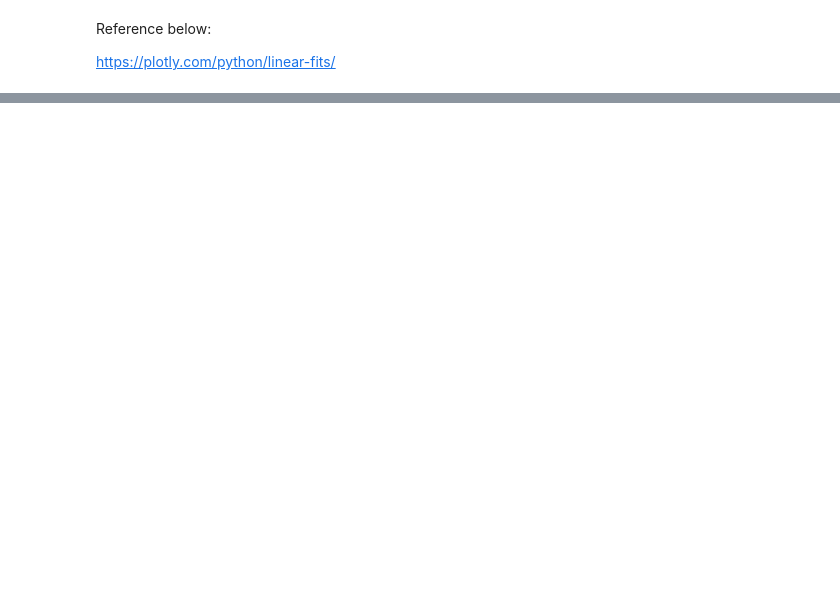
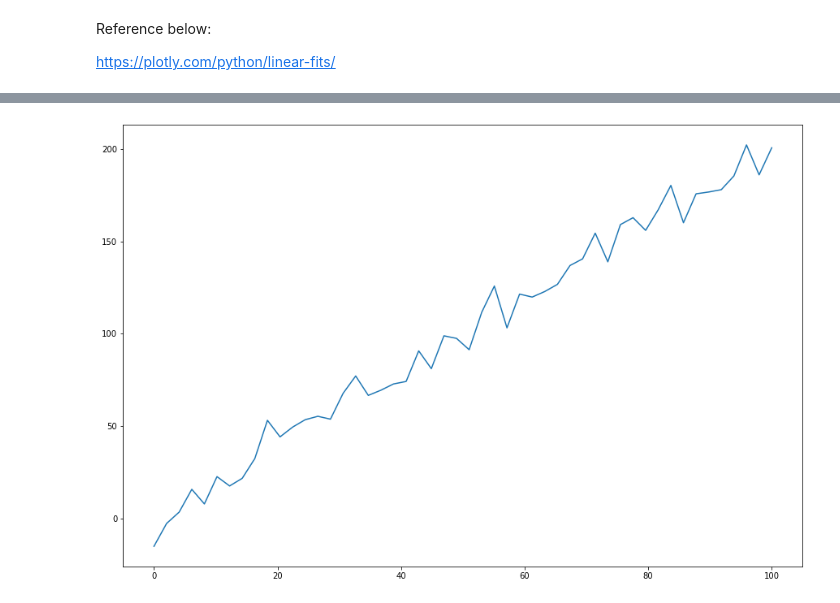
Before and after one commit to mpruna/MachineLearning_Evaluation, a Jupyter notebook: plotly_linear_model.ipynb, the cells around one changed output, grey strips where cells are left out. Drawn from its saved outputs; the diff is of its cells as text; code cells hidden in the pictures; blank space fills up the shorter version.

```diff
--- a/plotly_linear_model.ipynb
+++ b/plotly_linear_model.ipynb
@@ -13,0 +78,3 @@ fig.show()
+# %%
+noise = np.random.normal(0, 7, y.shape)
+y_2 = y + noise
@@ -13,0 +97,6 @@ fig.show()
+# %%
+fig, ax = plt.subplots(figsize=(15, 10))
+plt.plot(x, y_2)
+plt.show()
+# %% [output]
+[figure, added]
```
Also changed, not shown: parts of 11 cells of this notebook, 1 other file.
